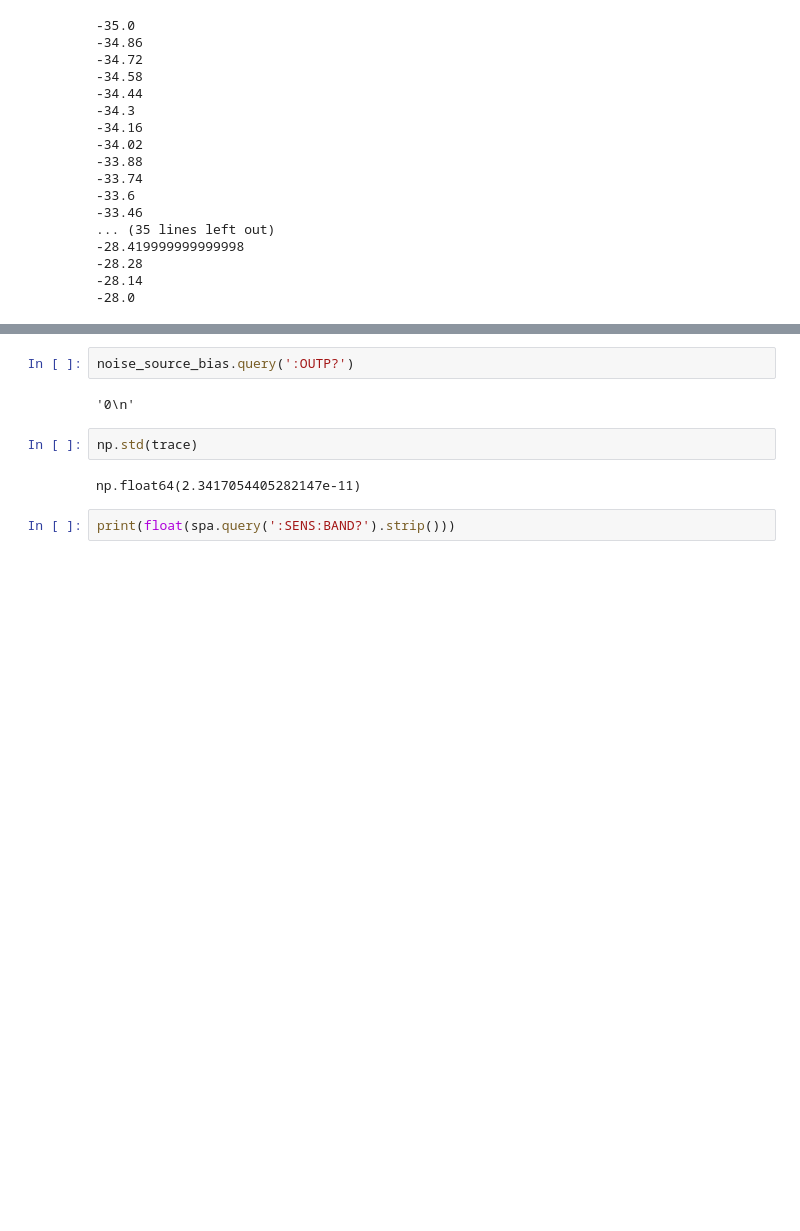
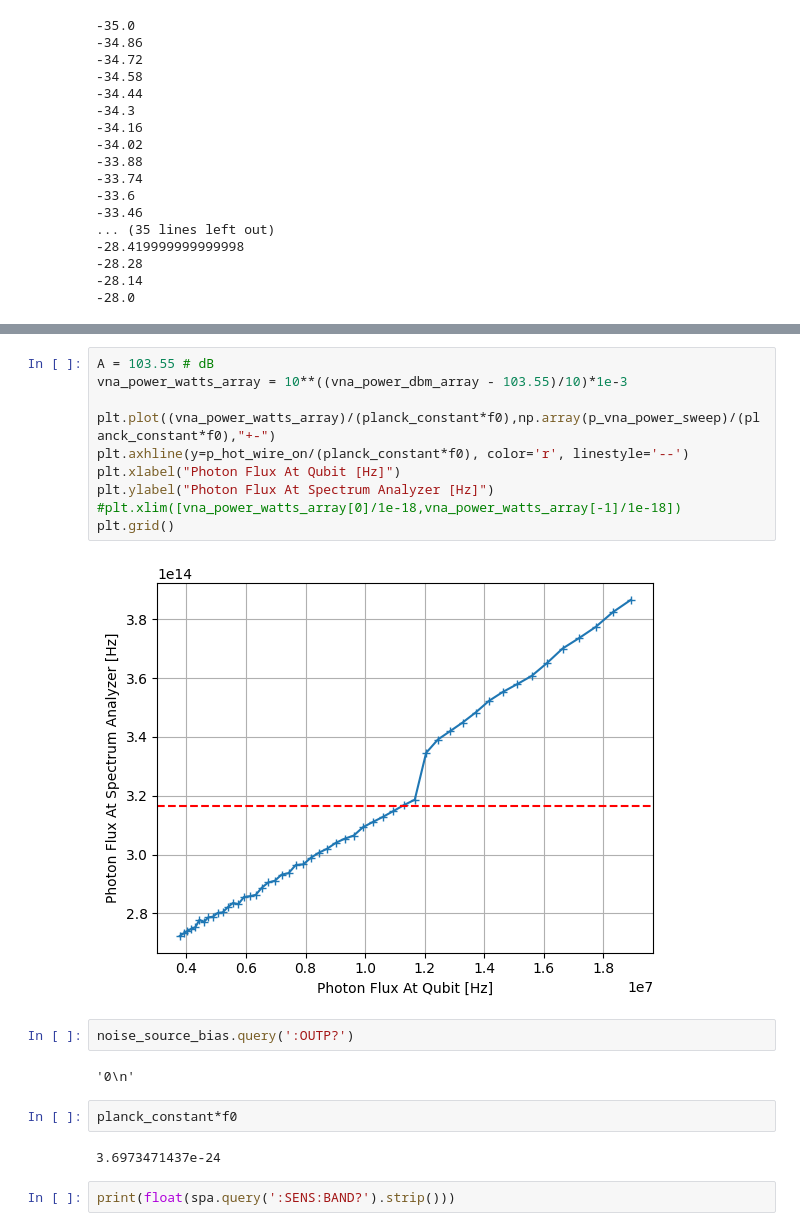
Before and after one commit to lafefspietz/twpa-noise-measurement-fall-2026, a Jupyter notebook: quantum-y-factor.ipynb, the cells around one changed output, grey strips where cells are left out. Saved outputs shown, nothing was run; the diff lists cells and outputs as text; blank space fills up the shorter version.

```diff
--- a/quantum-y-factor.ipynb
+++ b/quantum-y-factor.ipynb
@@ -367,11 +385,23 @@ Text(0, 0.5, 'Detected Noise Power [nW]')
+# %%
+A = 103.55 # dB
+vna_power_watts_array = 10**((vna_power_dbm_array - 103.55)/10)*1e-3
+
+plt.plot((vna_power_watts_array)/(planck_constant*f0),np.array(p_vna_power_sweep)/(planck_constant*f0),"+-")
+plt.axhline(y=p_hot_wire_on/(planck_constant*f0), color='r', linestyle='--')
+plt.xlabel("Photon Flux At Qubit [Hz]")
+plt.ylabel("Photon Flux At Spectrum Analyzer [Hz]")
+#plt.xlim([vna_power_watts_array[0]/1e-18,vna_power_watts_array[-1]/1e-18])
+plt.grid()
+# %% [output]
+[figure, added]
 # %%
 noise_source_bias.query(':OUTP?')
 # %% [output]
 '0\n'
 # %%
-np.std(trace)
+planck_constant*f0
 # %% [output]
-np.float64(2.3417054405282147e-11)
+3.6973471437e-24
 # %%
 print(float(spa.query(':SENS:BAND?').strip()))
 # %% [output]
```
Also changed, not shown: parts of 3 cells of this notebook.
